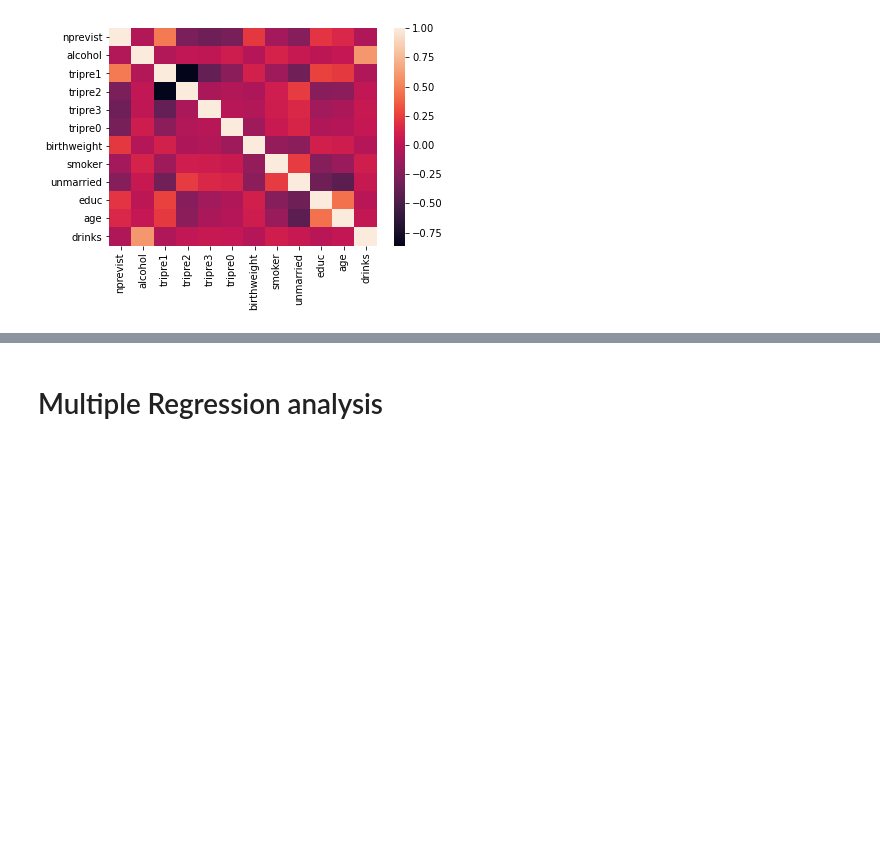
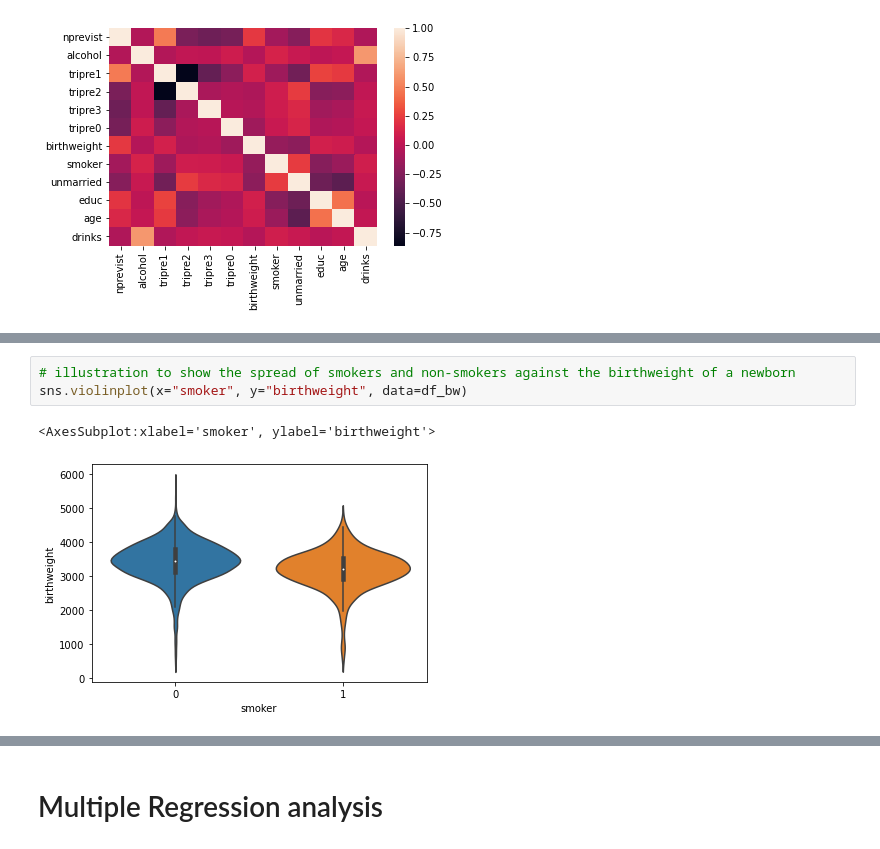
Before and after one commit to raf-kan/birthweight-analysis, a Jupyter notebook: analysis_birthweight.ipynb, the cells around one changed output, grey strips where cells are left out. Drawn from its saved outputs; the diff is of its cells as text; blank space fills up the shorter version.

```diff
--- a/analysis_birthweight.ipynb
+++ b/analysis_birthweight.ipynb
@@ -125,0 +134,6 @@ boxplot_nprevist = df_bw.boxplot(column ="birthweight", by = "nprevist")
+# %%
+# illustration to show the spread of smokers and non-smokers against the birthweight of a newborn
+sns.violinplot(x="smoker", y="birthweight", data=df_bw)
+# %% [output]
+<AxesSubplot:xlabel='smoker', ylabel='birthweight'>
+[figure, added]
```
Also changed, not shown: parts of 24 cells of this notebook, 1 other file.
